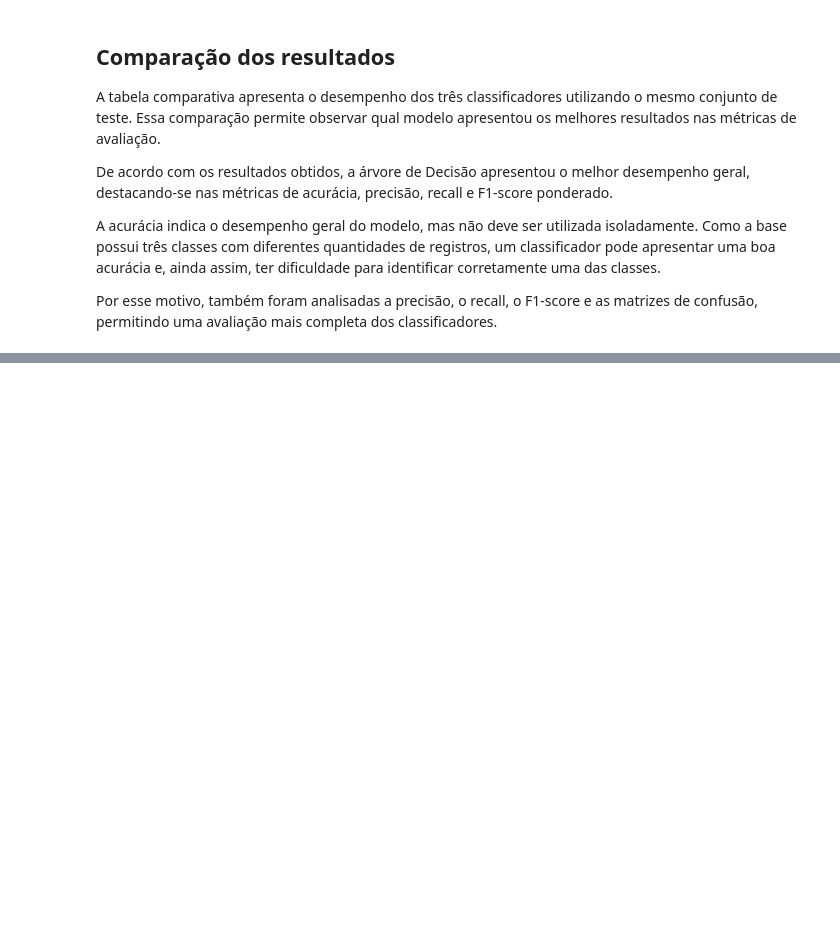
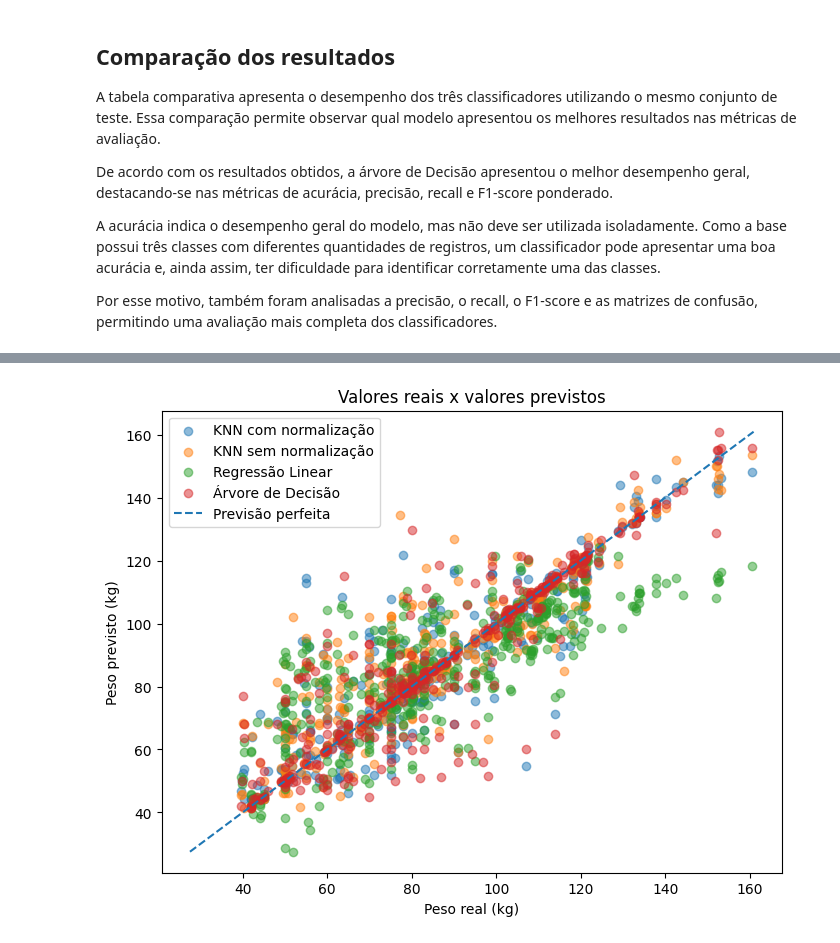
Before and after one commit to isabuleje/ap2-ciencia-de-dados, a Jupyter notebook: Notebook.ipynb, the cells around one changed output, grey strips where cells are left out. Drawn from its saved outputs; the diff is of its cells as text; code cells hidden in the pictures; blank space fills up the shorter version.

```diff
--- a/Notebook.ipynb
+++ b/Notebook.ipynb
@@ -178,7 +176,7 @@ X_treino, X_teste, y_treino, y_teste = train_test_split(
 print("Treinamento:", X_treino.shape)
 print("Teste:", X_teste.shape)
 
-preprocessador_visualizacao = preprocessador.fit(X_treino)
+preprocessador_visualizacao = clone(preprocessador).fit(X_treino)
 
 X_treino_processado = preprocessador_visualizacao.transform(X_treino)
 X_teste_processado = preprocessador_visualizacao.transform(X_teste)
@@ -191,22 +189,16 @@ print("\nQuantidade de registros de teste:", X_teste.shape[0], "\n")
 
 def criar_pipeline(modelo):
     return Pipeline([
-        ('preprocessamento', preprocessador),
+        ('preprocessamento', clone(preprocessador)),
         ('classificador', modelo)
     ])
 
-cv = StratifiedKFold(
-    n_splits=5,
-    shuffle=True,
-    random_state=42
-)
+cv = StratifiedKFold(n_splits=5, shuffle=True, random_state=42)
 
 # Selecionar o melhor K
 grid_knn = GridSearchCV(
     criar_pipeline(KNeighborsClassifier()),
-    param_grid={
-        'classificador__n_neighbors': [5, 10, 20]
-    },
+    param_grid={'classificador__n_neighbors': [5, 10, 20]},
     cv=cv,
     scoring='f1_macro',
     n_jobs=-1
@@ -217,9 +209,7 @@ grid_knn.fit(X_treino, y_treino)
 # Selecionar a melhor profundidade
 grid_arvore = GridSearchCV(
     criar_pipeline(DecisionTreeClassifier(random_state=42)),
-    param_grid={
-        'classificador__max_depth': [5, 10, 15]
-    },
+    param_grid={'classificador__max_depth': [5, 10, 15]},
     cv=cv,
     scoring='f1_macro',
     n_jobs=-1
@@ -503,0 +682,62 @@ pipeline_nb.fit(X_treino, y_treino)
+# %%
+#Tabela de resultados
+df_resultados_obesidade = pd.DataFrame(resultados_obesidade)
+display(df_resultados_obesidade.sort_values(by="RMSE", ascending=True))
+#Gráfico de valores reais e previstos
+plt.figure(figsize=(8, 6))
+
+for nome, modelo in modelos_obesidade.items():
+    y_pred = modelo.predict(X_teste_obesidade)
+    plt.scatter(y_teste_obesidade, y_pred, alpha=0.5, label=nome)
+
+limite_min = min(y_teste_obesidade.min(), min(
+    modelo.predict(X_teste_obesidade).min()
+    for modelo in modelos_obesidade.values()
+))
+
+limite_max = max(y_teste_obesidade.max(), max(
+    modelo.predict(X_teste_obesidade).max()
+    for modelo in modelos_obesidade.values()
+))
+
+plt.plot([limite_min, limite_max],[limite_min, limite_max], linestyle="--", label="Previsão perfeita")
+plt.title("Valores reais x valores previstos")
+plt.xlabel("Peso real (kg)")
+plt.ylabel("Peso previsto (kg)")
+plt.legend()
+plt.show()
+
+#Gráfico comparativo dos regressores
+plt.figure(figsize=(9, 5))
+plt.bar(df_resultados_obesidade["Modelo"], df_resultados_obesidade["RMSE"])
+plt.title("Comparação do RMSE dos regressores")
+plt.xlabel("Modelo")
+plt.ylabel("RMSE (kg)")
+plt.xticks(rotation=20)
+plt.show()
+
+#Gráfico de comparação do KNN com e sem normalização
+comparacao_normalizacao = pd.DataFrame({
+    "Configuração": [
+        "KNN com normalização",
+        "KNN sem normalização"
+    ],
+    "RMSE na validação cruzada": [
+        -busca_knn_norm.best_score_,
+        -busca_knn_sem_norm.best_score_
+    ]
+})
+
+display(comparacao_normalizacao)
+plt.figure(figsize=(7, 5))
+plt.bar(comparacao_normalizacao["Configuração"], comparacao_normalizacao["RMSE na validação cruzada"])
+plt.title("KNN: comparação da normalização")
+plt.ylabel("RMSE médio na validação")
+plt.xticks(rotation=15)
+plt.show()
+
+#Melhor resultado
+melhor_regressor = df_resultados_obesidade.loc[df_resultados_obesidade['RMSE'].idxmin()]
+print(f"Melhor regressor: {melhor_regressor['Modelo']}")
+print(f"Menor RMSE: {melhor_regressor['RMSE']:.4f}")
+# %% [output]
@@ -503,0 +749 @@ pipeline_nb.fit(X_treino, y_treino)
+[figure, added]
```
Also changed, not shown: parts of 14 cells of this notebook.
